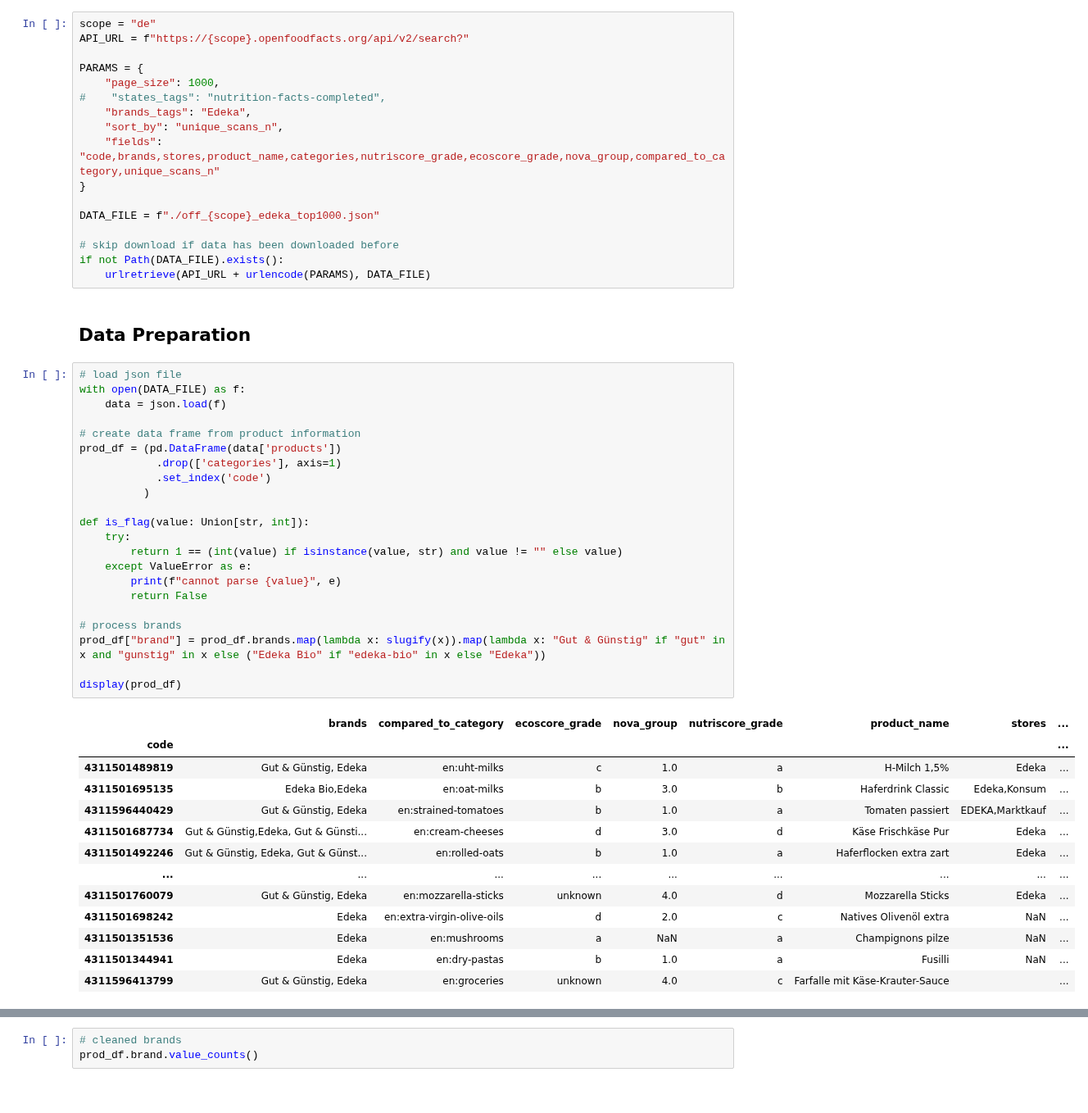
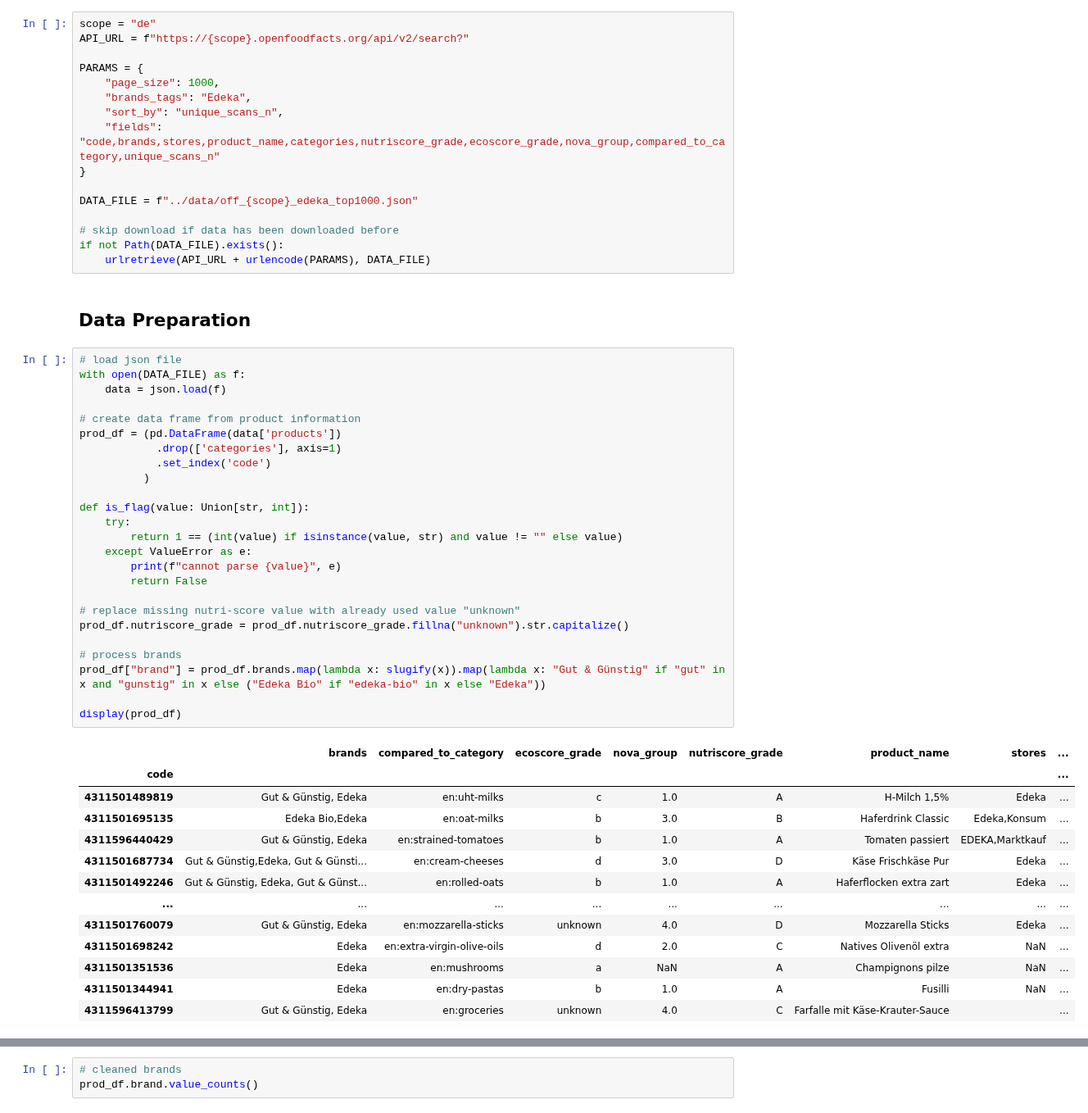
Before and after one commit to goerlitz/openfoodfacts-data-analysis, a Jupyter notebook: notebooks/03_analyze_off_edeka.ipynb, the cells around one changed output, grey strips where cells are left out. Shown at 82% size. Drawn from its saved outputs; the diff is of its cells as text.

Commit message:
updated edeka analysis

```diff
--- a/notebooks/03_analyze_off_edeka.ipynb
+++ b/notebooks/03_analyze_off_edeka.ipynb
@@ -25,13 +25,12 @@ API_URL = f"https://{scope}.openfoodfacts.org/api/v2/search?"
 
 PARAMS = {
     "page_size": 1000,
-#    "states_tags": "nutrition-facts-completed",
     "brands_tags": "Edeka",
     "sort_by": "unique_scans_n",
     "fields": "code,brands,stores,product_name,categories,nutriscore_grade,ecoscore_grade,nova_group,compared_to_category,unique_scans_n"
 }
 
-DATA_FILE = f"./off_{scope}_edeka_top1000.json"
+DATA_FILE = f"../data/off_{scope}_edeka_top1000.json"
 
 # skip download if data has been downloaded before
 if not Path(DATA_FILE).exists():
@@ -41,39 +40,42 @@ if not Path(DATA_FILE).exists():
 # %%
 # load json file
 with open(DATA_FILE) as f:
     data = json.load(f)
 
 # create data frame from product information
 prod_df = (pd.DataFrame(data['products'])
             .drop(['categories'], axis=1)
             .set_index('code')
           )
 
 def is_flag(value: Union[str, int]):
     try:
         return 1 == (int(value) if isinstance(value, str) and value != "" else value)
     except ValueError as e:
         print(f"cannot parse {value}", e)
         return False
 
+# replace missing nutri-score value with already used value "unknown"
+prod_df.nutriscore_grade = prod_df.nutriscore_grade.fillna("unknown").str.capitalize()
+
 # process brands
 prod_df["brand"] = prod_df.brands.map(lambda x: slugify(x)).map(lambda x: "Gut & Günstig" if "gut" in x and "gunstig" in x else ("Edeka Bio" if "edeka-bio" in x else "Edeka"))
 
 display(prod_df)
 # %% [output]
 |  | brands | compared_to_category | ecoscore_grade | nova_group | nutriscore_grade | product_name | stores | ... |
 | code |  |  |  |  |  |  |  | ... |
-| 4311501489819 | Gut & Günstig, Edeka | en:uht-milks | c | 1.0 | a | H-Milch 1,5% | Edeka | ... |
-| 4311501695135 | Edeka Bio,Edeka | en:oat-milks | b | 3.0 | b | Haferdrink Classic | Edeka,Konsum | ... |
-| 4311596440429 | Gut & Günstig, Edeka | en:strained-tomatoes | b | 1.0 | a | Tomaten passiert | EDEKA,Marktkauf | ... |
-| 4311501687734 | Gut & Günstig,Edeka, Gut & Günsti... | en:cream-cheeses | d | 3.0 | d | Käse Frischkäse Pur | Edeka | ... |
-| 4311501492246 | Gut & Günstig, Edeka, Gut & Günst... | en:rolled-oats | b | 1.0 | a | Haferflocken extra zart | Edeka | ... |
+| 4311501489819 | Gut & Günstig, Edeka | en:uht-milks | c | 1.0 | A | H-Milch 1,5% | Edeka | ... |
+| 4311501695135 | Edeka Bio,Edeka | en:oat-milks | b | 3.0 | B | Haferdrink Classic | Edeka,Konsum | ... |
+| 4311596440429 | Gut & Günstig, Edeka | en:strained-tomatoes | b | 1.0 | A | Tomaten passiert | EDEKA,Marktkauf | ... |
+| 4311501687734 | Gut & Günstig,Edeka, Gut & Günsti... | en:cream-cheeses | d | 3.0 | D | Käse Frischkäse Pur | Edeka | ... |
+| 4311501492246 | Gut & Günstig, Edeka, Gut & Günst... | en:rolled-oats | b | 1.0 | A | Haferflocken extra zart | Edeka | ... |
 | ... | ... | ... | ... | ... | ... | ... | ... | ... |
-| 4311501760079 | Gut & Günstig, Edeka | en:mozzarella-sticks | unknown | 4.0 | d | Mozzarella Sticks | Edeka | ... |
-| 4311501698242 | Edeka | en:extra-virgin-olive-oils | d | 2.0 | c | Natives Olivenöl extra | NaN | ... |
-| 4311501351536 | Edeka | en:mushrooms | a | NaN | a | Champignons pilze | NaN | ... |
-| 4311501344941 | Edeka | en:dry-pastas | b | 1.0 | a | Fusilli | NaN | ... |
-| 4311596413799 | Gut & Günstig, Edeka | en:groceries | unknown | 4.0 | c | Farfalle mit Käse-Krauter-Sauce |  | ... |
+| 4311501760079 | Gut & Günstig, Edeka | en:mozzarella-sticks | unknown | 4.0 | D | Mozzarella Sticks | Edeka | ... |
+| 4311501698242 | Edeka | en:extra-virgin-olive-oils | d | 2.0 | C | Natives Olivenöl extra | NaN | ... |
+| 4311501351536 | Edeka | en:mushrooms | a | NaN | A | Champignons pilze | NaN | ... |
+| 4311501344941 | Edeka | en:dry-pastas | b | 1.0 | A | Fusilli | NaN | ... |
+| 4311596413799 | Gut & Günstig, Edeka | en:groceries | unknown | 4.0 | C | Farfalle mit Käse-Krauter-Sauce |  | ... |
 1000 rows × 9 columns
 # %% [markdown]
 # Exploratory Data Analysis
```
Also changed, not shown: parts of 2 cells of this notebook, 3 other files.
